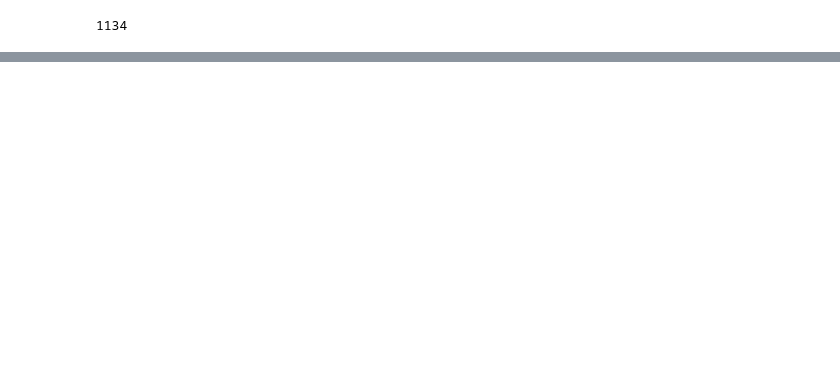
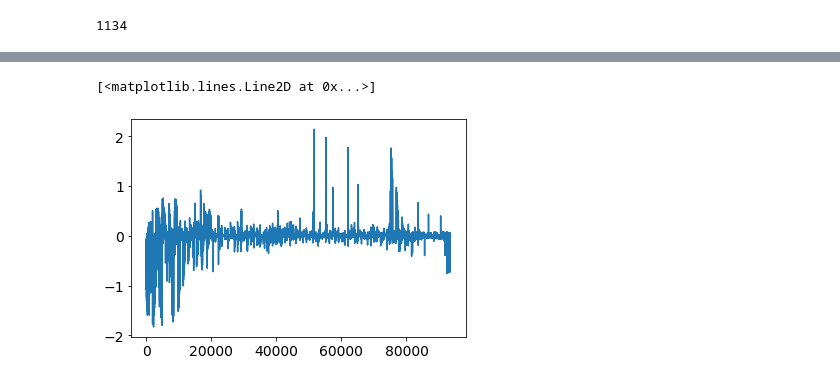
Before and after one commit to nibraaska/Working-Memory-Temporal-Difference, a Jupyter notebook: combined_model/updated_combined.ipynb, the cells around one changed output, grey strips where cells are left out. Drawn from its saved outputs; the diff is of its cells as text; code cells hidden in the pictures; blank space fills up the shorter version.

```diff
--- a/combined_model/updated_combined.ipynb
+++ b/combined_model/updated_combined.ipynb
@@ -435,0 +462,5 @@ ltm.count()
+# %%
+plt.plot(total_goal_error)
+# %% [output]
+[<matplotlib.lines.Line2D at 0x...>]
+[figure, added]
```
Also changed, not shown: parts of 11 cells of this notebook, 9 other files.
